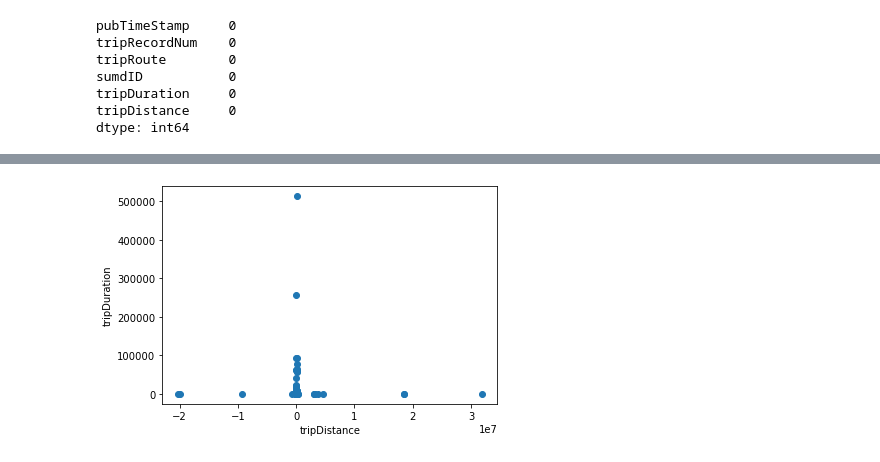
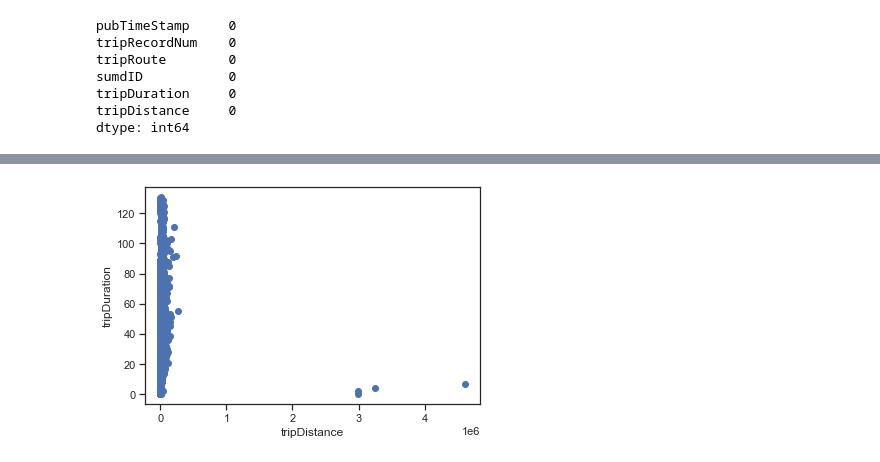
Before and after one commit to Quezadajl/nashville-scooters-project, a Jupyter notebook: notebooks/Scooter_Stats_JulyTrips.ipynb, the cells around one changed output, grey strips where cells are left out. Cells and saved outputs as stored; diff of their text form; code cells hidden in the pictures.

```diff
--- a/notebooks/Scooter_Stats_JulyTrips.ipynb
+++ b/notebooks/Scooter_Stats_JulyTrips.ipynb
@@ -97,6 +100,6 @@ dtype: int64
 # %%
 scooter_name = july_trips_pkl.tripRecordNum.unique()
 # %%
-scoot_name = pd.DataFrame(scooter_name, columns = ['tripRecordNum'])
+scoot_name = pd.DataFrame(july_trips_pkl, columns = ['tripRecordNum', 'tripDuration', 'tripDistance'])
 print(scoot_name)
 # %% [output]
@@ -116,0 +140,3 @@ print(scoot_name)
+# %%
+Lime = scoot_name[scoot_name['tripRecordNum'].str.contains('LIM')]
+Lime.head()
@@ -131,0 +217,7 @@ plt.hist('tripDuration', bins = 10, data = july_trips_pkl);
+# %%
+#set the seaborn theme, style, color palette
+sns.set(style="ticks", color_codes=True)
+
+#make a correlation plot that looks at each variables relationship with every other variable
+#and plots the distribution of each variable along the diagonal
+sns.pairplot(Jump);sns.pairplot(Lyft);
@@ -131,0 +227,8 @@ plt.hist('tripDuration', bins = 10, data = july_trips_pkl);
+# %%
+#set the seaborn theme, style, color palette
+sns.set(style="ticks", color_codes=True)
+
+#make a correlation plot that looks at each variables relationship with every other variable
+#and plots the distribution of each variable along the diagonal
+
+sns.pairplot(Bird);sns.pairplot(Lime);
@@ -132,6 +238,6 @@ plt.hist('tripDuration', bins = 10, data = july_trips_pkl);
 # %%
-plt.scatter('tripDistance', 'tripDuration', data = july_trips_pkl)
+plt.scatter('tripDistance', 'tripDuration', data = Lime)
 plt.xlabel('tripDistance')
 plt.ylabel('tripDuration');
 # %% [output]
-[figure, old version]
+[figure, new version]
```
Also changed, not shown: parts of 21 cells of this notebook, 2 other files.
